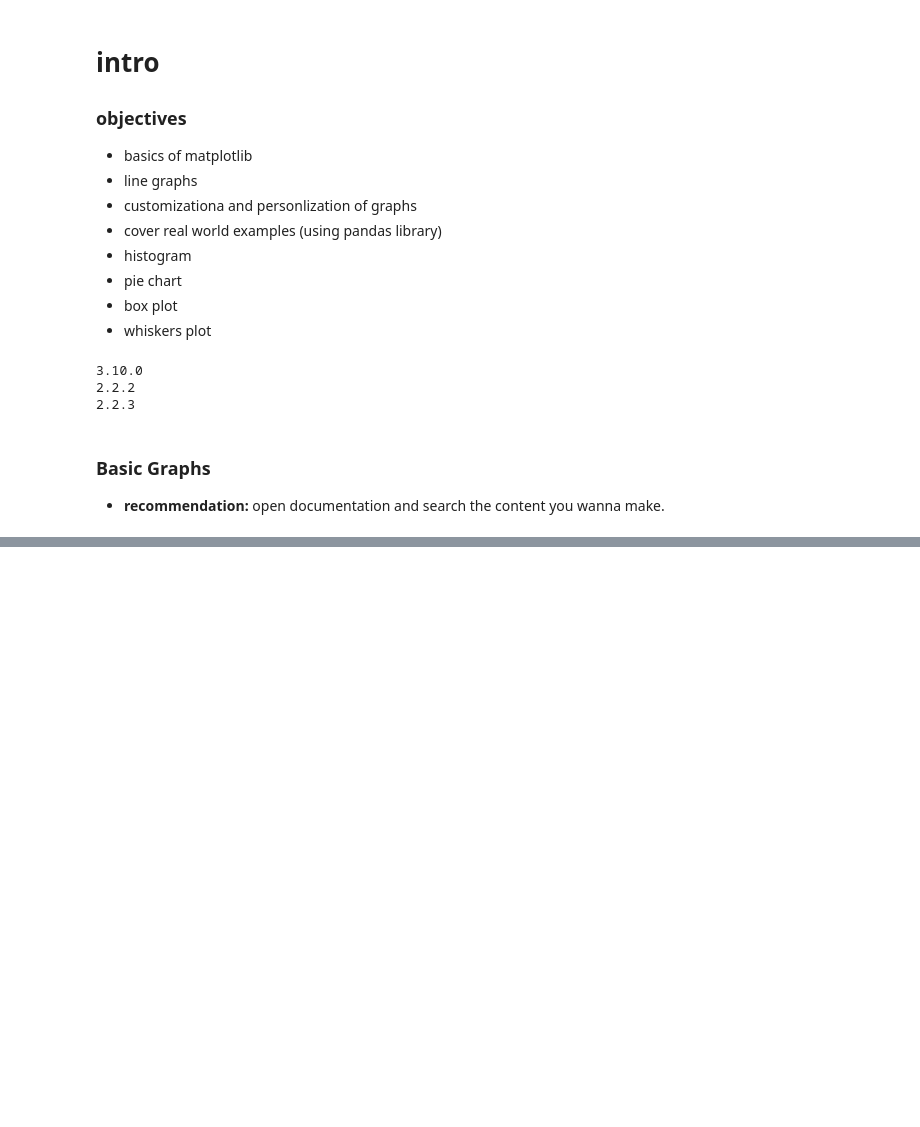
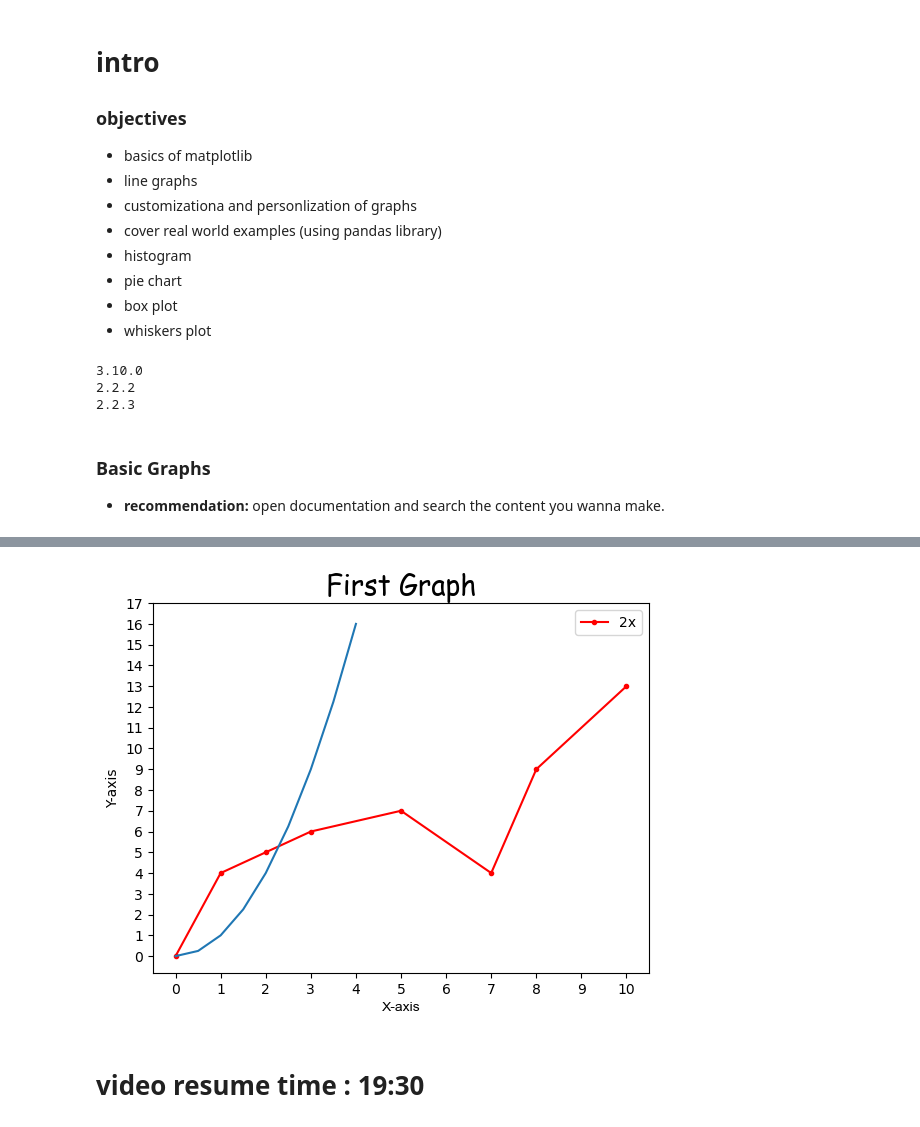
Before and after one commit to Spartan1-1-7/Learning_Python_Libraries, a Jupyter notebook: matplotlib/intro.ipynb, the cells around one changed output, grey strips where cells are left out. Saved outputs shown, nothing was run; the diff lists cells and outputs as text; code cells hidden in the pictures; blank space fills up the shorter version.

Commit message:
added the notes and code to customize a basic line plot

```diff
--- a/matplotlib/intro.ipynb
+++ b/matplotlib/intro.ipynb
@@ -35,0 +37,28 @@ plt.plot([1,2,3],[4,5,6])
+# %%
+x=[0,1,2,3,5,7,8,10]
+y=[0,4,5,6,7,4,9,13]
+
+# plt.plot(x,y, label='2x',color='red',linewidth=2, marker='.',markersize=10,markeredgecolor='blue',linestyle='--')
+
+# use shorthand notation
+# fmt = '[color][marker][line]'
+plt.plot(x,y,'r.-',label='2x')
+
+# line number two
+x2 = np.arange(0,4.5,0.5)
+plt.plot(x2,x2**2)
+
+plt.title("First Graph",fontdict={'fontname':'Comic Sans MS','fontsize':20})
+
+plt.xlabel("X-axis",fontdict={'fontname':'Arial'})
+plt.ylabel("Y-axis")
+
+plt.xticks([0,1,2,3,4,5,6,7,8,9,10])
+plt.yticks([0,1,2,3,4,5,6,7,8,9,10,11,12,13,14,15,16,17])
+
+plt.legend()
+plt.show()
+# %% [output]
+[figure, added]
+# %% [markdown]
+# video resume time : **19:30**
```
Also changed, not shown: parts of 3 cells of this notebook.
